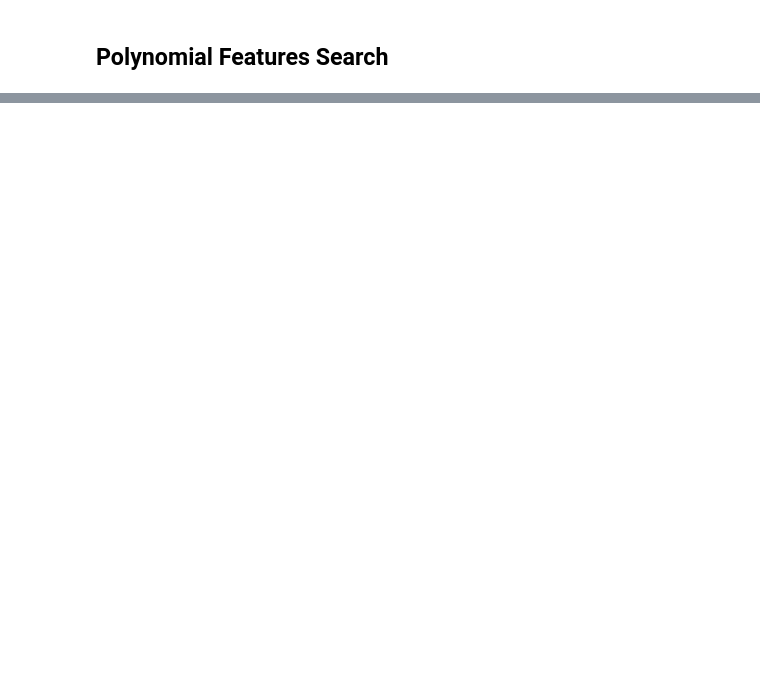
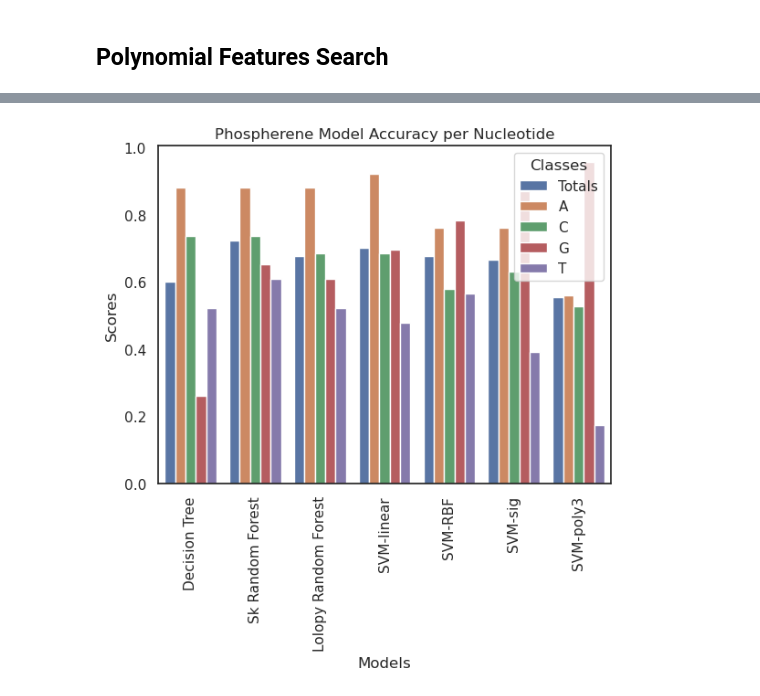
Before and after one commit to makazumah/AIML24787-Project, a Jupyter notebook: special_phos_treat.ipynb, the cells around one changed output, grey strips where cells are left out. Drawn from its saved outputs; the diff is of its cells as text; code cells hidden in the pictures; blank space fills up the shorter version.

```diff
--- a/special_phos_treat.ipynb
+++ b/special_phos_treat.ipynb
@@ -522,4 +486,13 @@ phos
 # %%
 phos_2_df_set2 = training_and_plots(Xphos_2,yphos, name=pore2, analysis='polyset', degree=8)
+# %%
+sns.set(style='white')
+
+#create grouped bar chart
+sns.barplot(x='Models', y='Scores', hue='Classes', data=phos_2_df_set2).set(title='Phospherene Model Accuracy per Nucleotide')
+plt.xticks(rotation=90)
+plt.show()
+# %% [output]
+[figure, added]
 # %%
 phos_2_df_set5 = training_and_plots(Xphos_2,yphos, name=pore2, analysis='polyset', degree=5)
```
Also changed, not shown: parts of 28 cells of this notebook, 3 other files.
